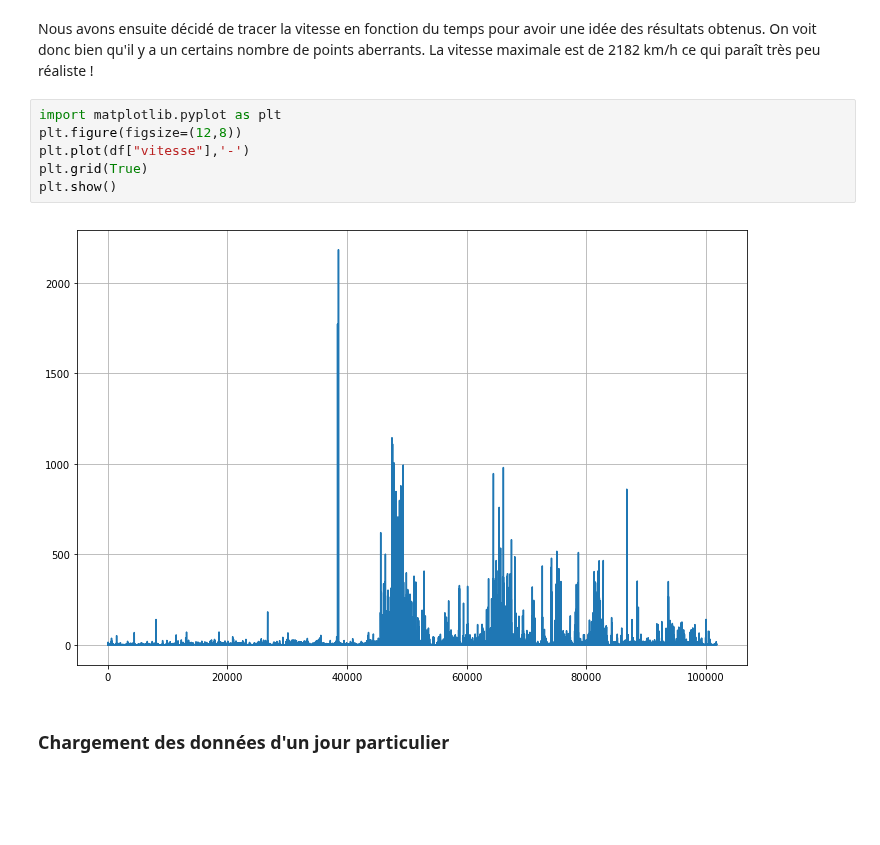
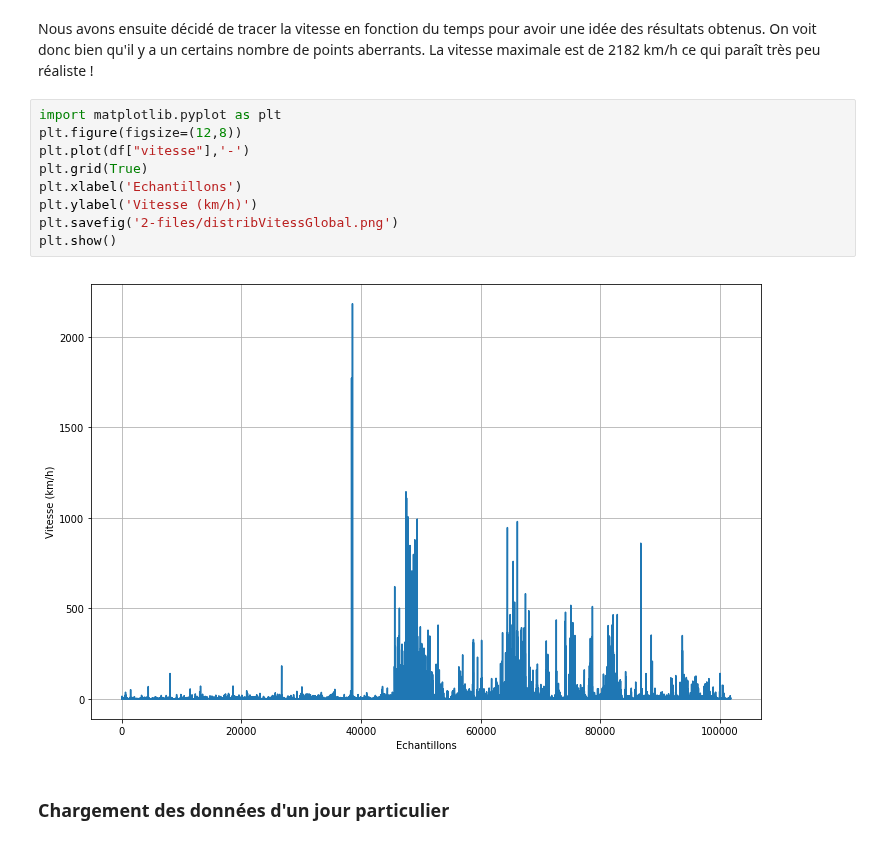
Before and after one commit to AmigoCap/GPSFlow, a Jupyter notebook: 2-25janv.ipynb, the cells around one changed output. Saved outputs shown, nothing was run; the diff lists cells and outputs as text; blank space fills up the shorter version.

Commit message:
Better presentation of speed plots.

```diff
--- a/2-25janv.ipynb
+++ b/2-25janv.ipynb
@@ -133,11 +133,14 @@ Nous avons ensuite décidé de tracer la vitesse en fonction du temps pour avoir
 # %%
 import matplotlib.pyplot as plt
 plt.figure(figsize=(12,8))
 plt.plot(df["vitesse"],'-')
 plt.grid(True)
+plt.xlabel('Echantillons')
+plt.ylabel('Vitesse (km/h)')
+plt.savefig('2-files/distribVitessGlobal.png')
 plt.show()
 # %% [output]
-[figure, old version]
+[figure, new version]
 # %% [markdown]
 ### Chargement des données d'un jour particulier
 # %% [markdown]
```
Also changed, not shown: parts of 3 cells of this notebook.
